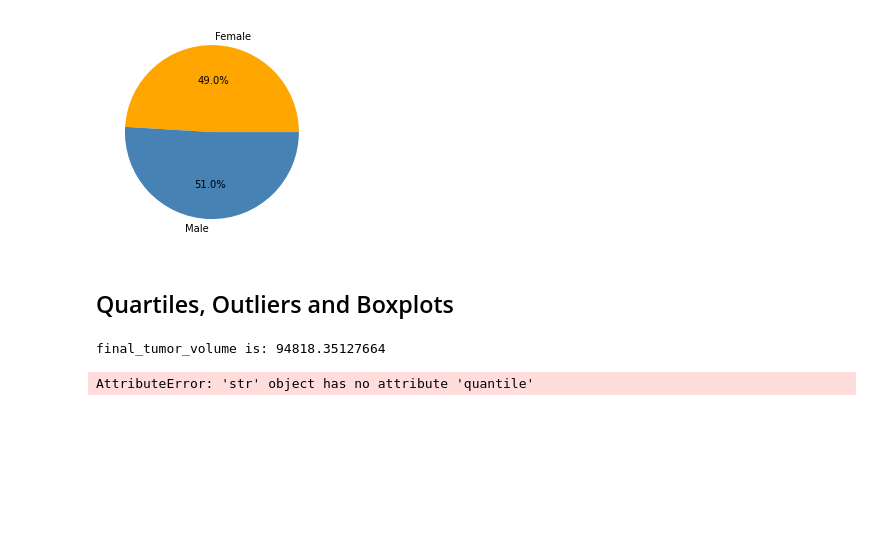
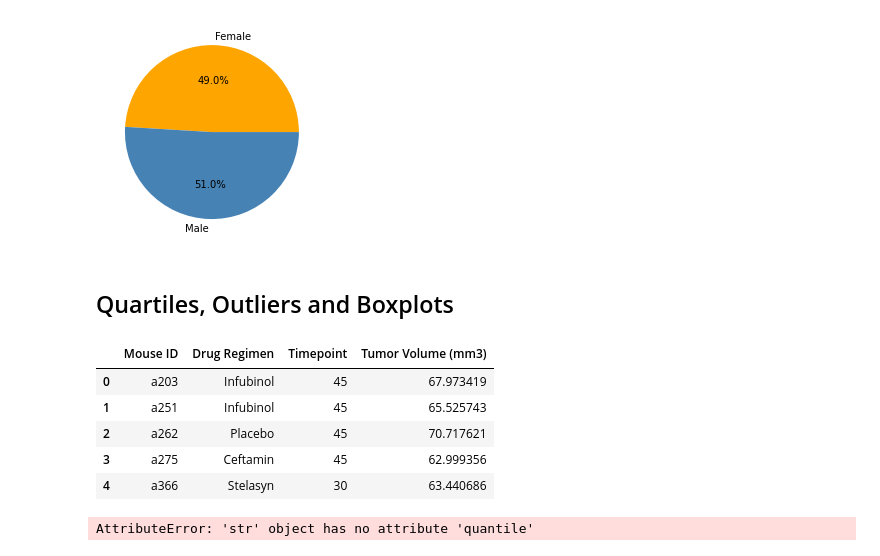
Before and after one commit to miatsivitse/matplotlib-challenge, a Jupyter notebook: Assignment/Assignment 5 - Pymaceuticals.ipynb, the cells around one changed output. Cells and saved outputs as stored; diff of their text form; code cells hidden in the pictures; blank space fills up the shorter version.

Commit message:
merge df with original df

```diff
--- a/Assignment/Assignment 5 - Pymaceuticals.ipynb
+++ b/Assignment/Assignment 5 - Pymaceuticals.ipynb
@@ -221,18 +221,22 @@ plt.show()
 # %%
 # Calculate the final tumor volume of each mouse across four of the treatment regimens:
 # Capomulin, Ramicane, Infubinol, and Ceftamin
-["Tumor Volume (mm3)"].sum()
-
 
 # Start by getting the last (greatest) timepoint for each mouse
-final_tumor_volume = mice_duplicates_removed.groupby(['Mouse ID'])[['Drug Regimen, 'Timepoint']].max()
+final_tumor_volume = mice_duplicates_removed.groupby(['Mouse ID'])[['Drug Regimen', 'Timepoint']].max()
 
 
 # Merge this group df with the original dataframe to get the tumor volume at the last timepoint
-
-print(f"final_tumor_volume is: " + str(final_tumor_volume))
+final_tumor_volume = final_tumor_volume.merge(combined_mice_data[['Mouse ID', 'Timepoint', 'Tumor Volume (mm3)']],
+                                                                 how="inner", on =['Mouse ID', 'Timepoint'])
+final_tumor_volume.head()
 # %% [output]
-final_tumor_volume is: 94818.35127664
+|  | Mouse ID | Drug Regimen | Timepoint | Tumor Volume (mm3) |
+| 0 | a203 | Infubinol | 45 | 67.973419 |
+| 1 | a251 | Infubinol | 45 | 65.525743 |
+| 2 | a262 | Placebo | 45 | 70.717621 |
+| 3 | a275 | Ceftamin | 45 | 62.999356 |
+| 4 | a366 | Stelasyn | 30 | 63.440686 |
 # %%
 # Put treatments into a list for for loop (and later for plot labels)
 drug_regimens = ["Capomulin" , "Ramicane", "Infubinol", "Ceftamin"]
```
